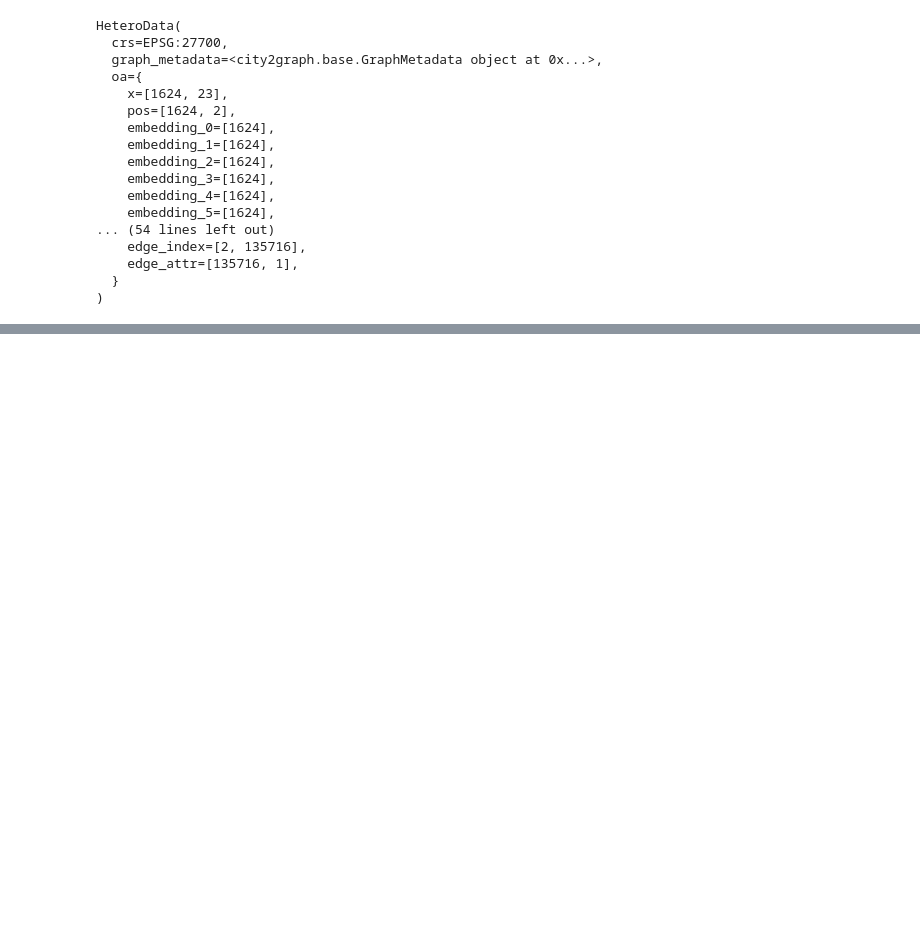
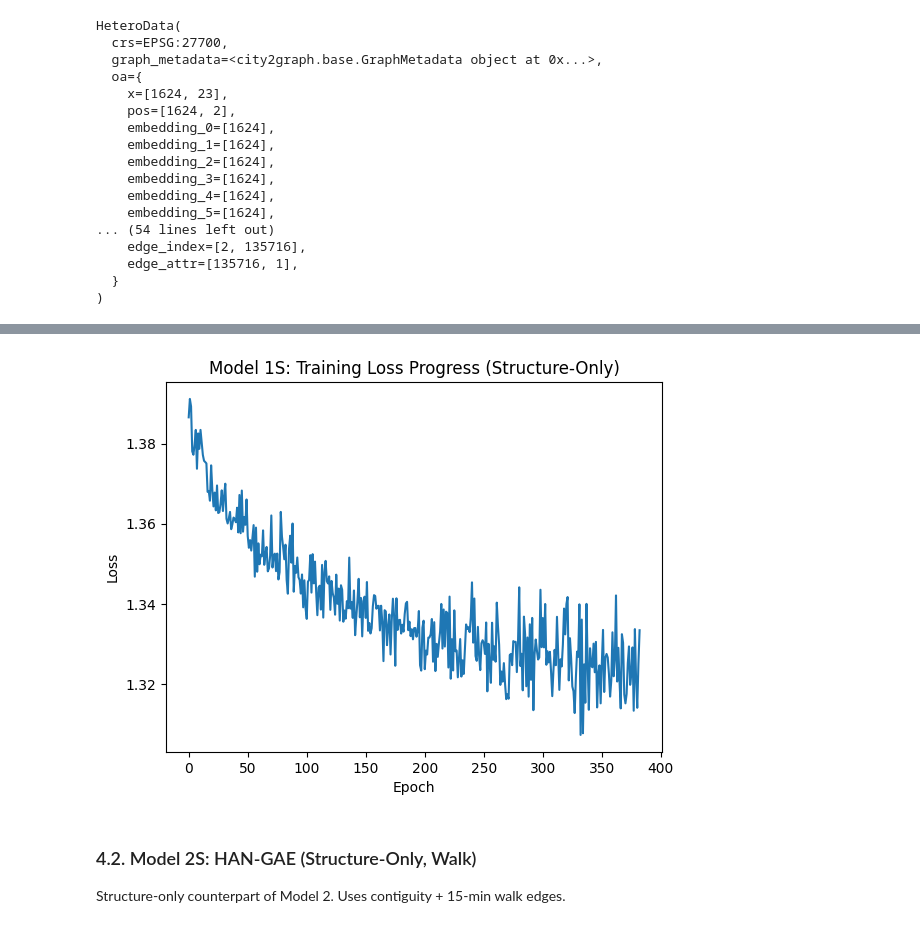
Before and after one commit to c2g-dev/city2graph-case-study, a Jupyter notebook: notebooks/03_model_training.ipynb, the cells around one changed output, grey strips where cells are left out. Drawn from its saved outputs; the diff is of its cells as text; code cells hidden in the pictures; blank space fills up the shorter version.

```diff
--- a/notebooks/03_model_training.ipynb
+++ b/notebooks/03_model_training.ipynb
@@ -424,0 +443,22 @@ plt.show()
+# %%
+# Ensure deterministic model training initialization
+set_seeds(config["seeds"]["model"])
+
+# Load Data (reuse homo graph)
+homo_path = os.path.join("../", config["data"]["root"], config["data"]["homo"])
+homo_data_1s = torch.load(homo_path, map_location=device, weights_only=False)
+homo_data_1s = homo_data_1s.to(device)
+
+# Initialize Model 1S: GAT-GAE (Structure-Only)
+gat_struct = GATGAE(
+    in_dim=config["model"]["in_dim"],
+    hidden_dim=config["model"]["hidden_dim"],
+    out_dim=config["model"]["out_dim"],
+    heads=config["model"]["heads"],
+    dropout=config["model"]["dropout"],
+    use_features=False,
+    num_nodes=homo_data_1s.num_nodes,
+).to(device)
+
+# Train Model 1S
+data_model1s, losses_model1s = train_model(gat_struct, homo_data_1s, config, "model1s_gat_gae_struct")
@@ -424,0 +483,11 @@ plt.show()
+# %%
+plt.plot(losses_model1s)
+plt.xlabel("Epoch")
+plt.ylabel("Loss")
+plt.title("Model 1S: Training Loss Progress (Structure-Only)")
+plt.show()
+# %% [output]
+[figure, added]
+# %% [markdown]
+### 4.2. Model 2S: HAN-GAE (Structure-Only, Walk)
+Structure-only counterpart of Model 2. Uses contiguity + 15-min walk edges.
```
Also changed, not shown: parts of 20 cells of this notebook, 16 other files.
